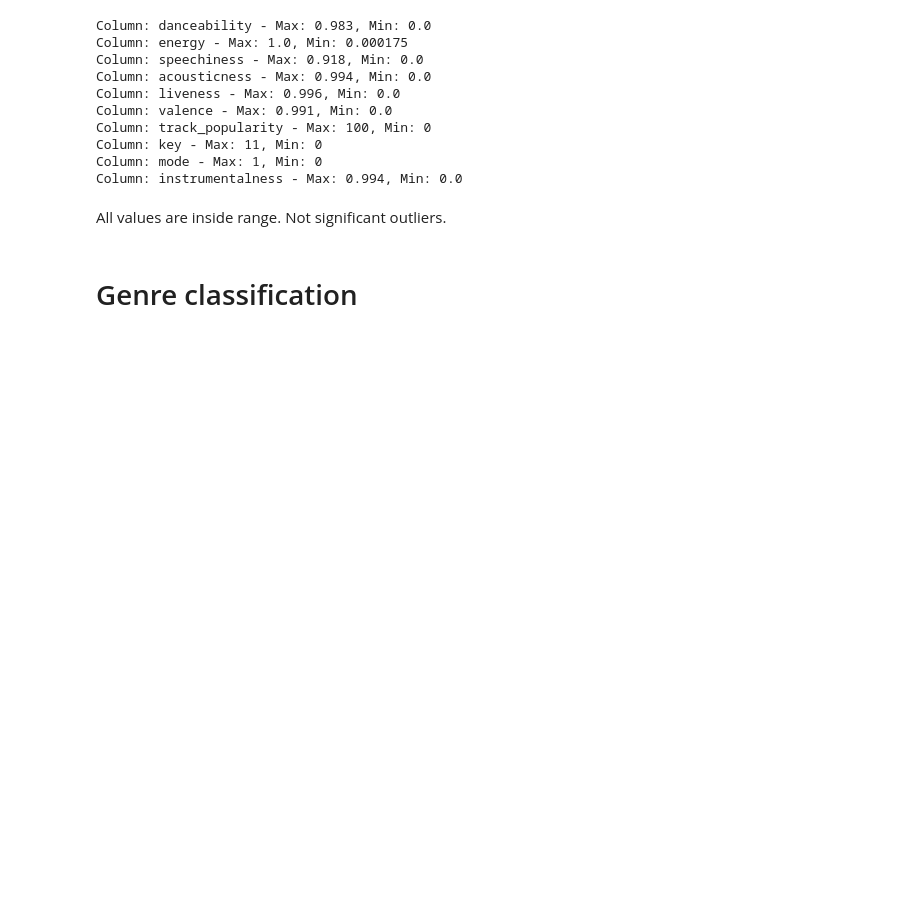
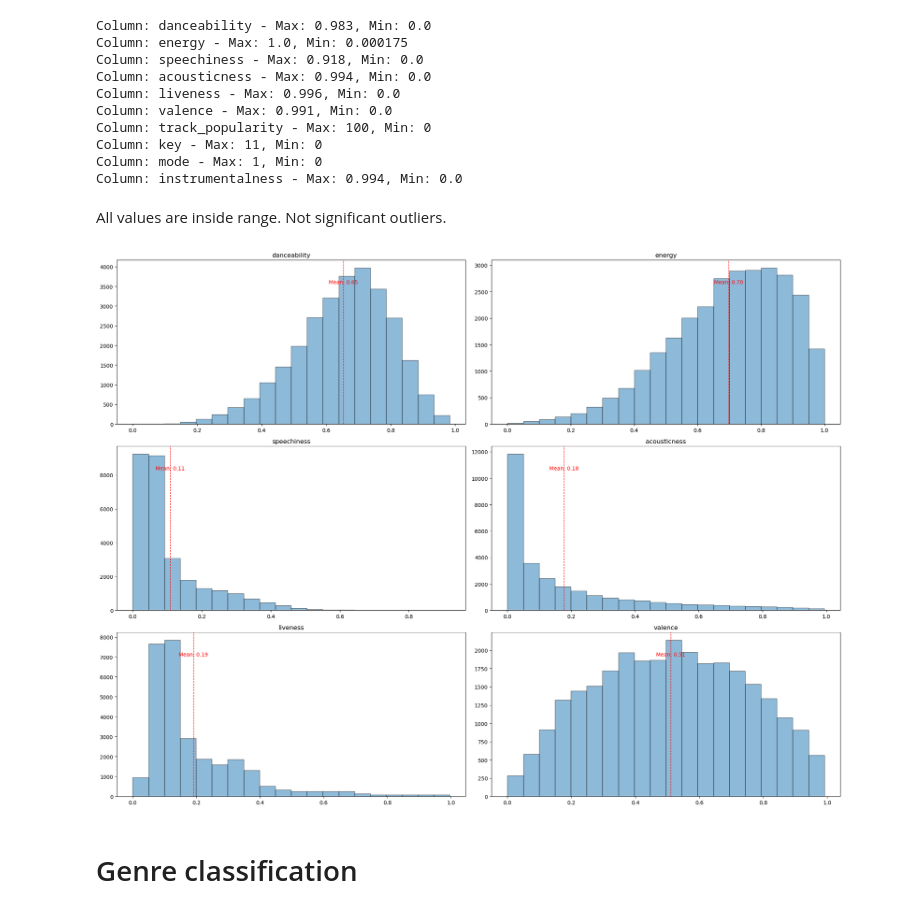
Before and after one commit to anmerino/Spotify-bootcamp-project, a Jupyter notebook: spotifyproyect.ipynb, the cells around one changed output. Drawn from its saved outputs; the diff is of its cells as text; code cells hidden in the pictures; blank space fills up the shorter version.

```diff
--- a/spotifyproyect.ipynb
+++ b/spotifyproyect.ipynb
@@ -359,6 +381,37 @@ Column: mode - Max: 1, Min: 0
 Column: instrumentalness - Max: 0.994, Min: 0.0
 # %% [markdown]
 All values are inside range. Not significant outliers.
+# %%
+# Creat a histogram inside a grid for all this columns 'danceability', 'energy','speechiness','acousticness','liveness','valence' to double check for outliers:
+
+
+fig, axs = plt.subplots(3, 2, figsize=(20, 15))
+
+features = ['danceability', 'energy', 'speechiness', 'acousticness', 'liveness', 'valence']
+
+for i, feature in enumerate(features):
+    row = i // 2
+    col = i % 2
+    ax = axs[row][col]
+
+    # Plot the histogram
+    n, bins, patches = ax.hist(data_for_model[feature], bins=20, edgecolor='black', alpha=0.5)
+    ax.set_title(feature)
+
+    # Calculate and plot the mean
+    mean = np.mean(data_for_model[feature])
+    std = np.std(data_for_model[feature])
+
+    ax.axvline(mean, color='red', linestyle='dashed', linewidth=1)
+    ax.text(mean, max(n) * 0.9, f'Mean: {mean:.2f}', color='red', ha='center')
+
+    for patch in patches:
+        patch.set_edgecolor('black')
+
+plt.tight_layout()
+plt.show()
+# %% [output]
+[figure, added]
 # %% [markdown]
 # Genre classification
 # %% [markdown]
```
Also changed, not shown: parts of 14 cells of this notebook.
